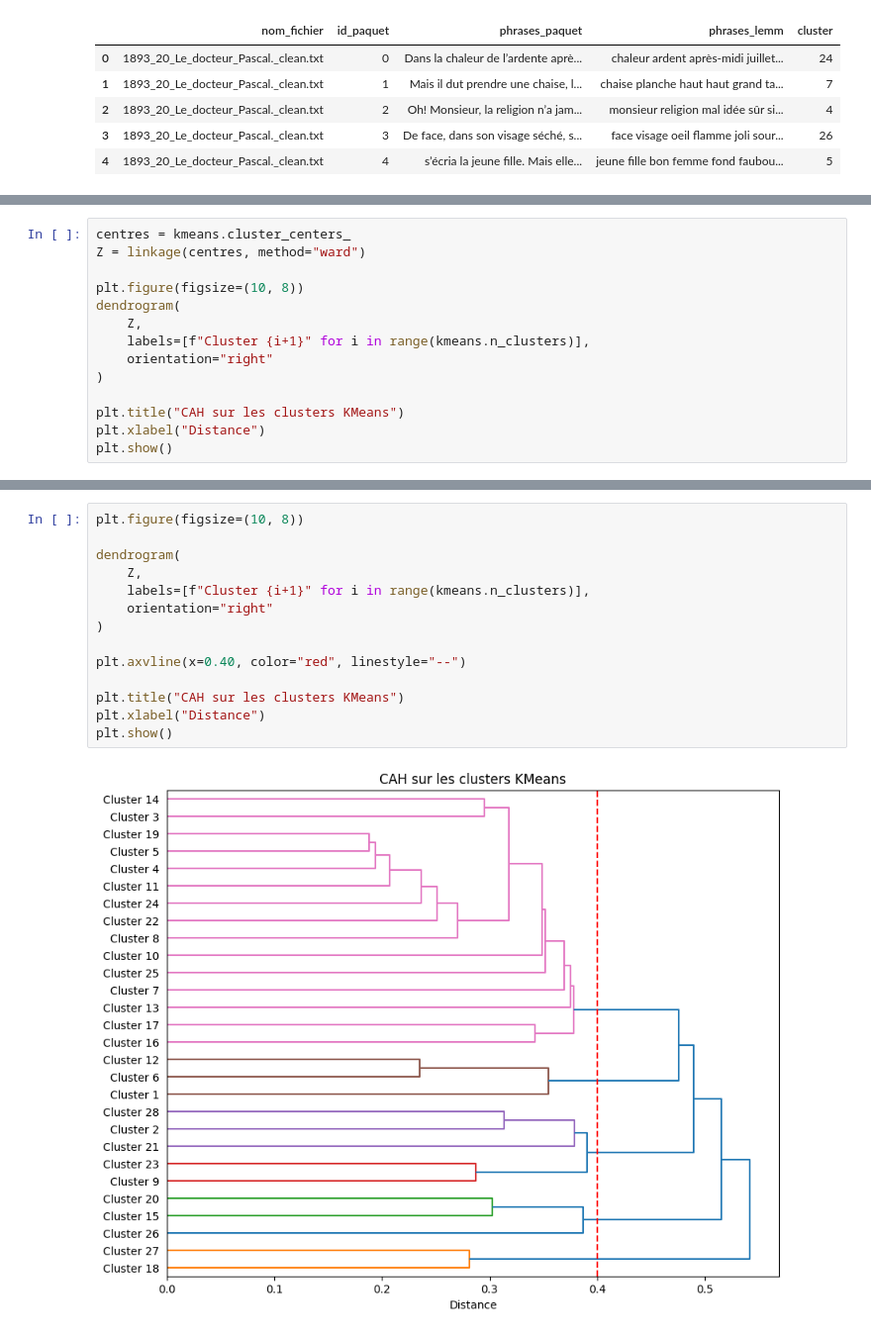
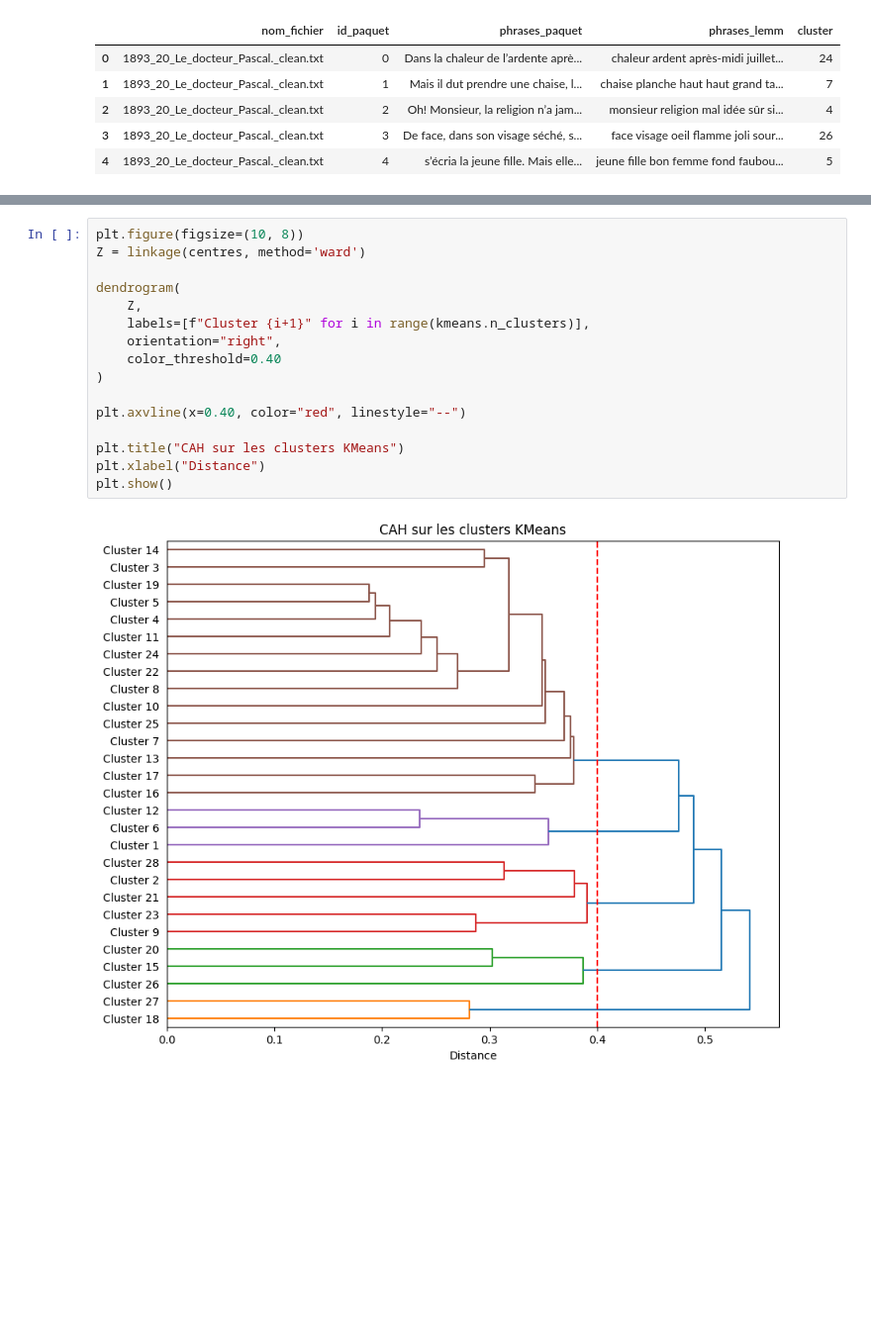
Before and after one commit to MorganRichard25/analyse_topic_zola, a Jupyter notebook: scr_paquet_phrases/Kmeans.ipynb, the cells around one changed output, grey strips where cells are left out. Shown at 99% size. Saved outputs shown, nothing was run; the diff lists cells and outputs as text; blank space fills up the shorter version.

Commit message:
ajout graph

```diff
--- a/scr_paquet_phrases/Kmeans.ipynb
+++ b/scr_paquet_phrases/Kmeans.ipynb
@@ -64,17 +68,3 @@ Cluster 25 : tableau | toile | peintre | peinture | œuvre | atelier | femme | a
 Cluster 26 : félicité | insurgé | ville | républicain | république | fusil | national | salon | granou | homme
 Cluster 27 : abbé | prêtre | monsieur | sous | jardin | homme | curé | préfecture | bon | jour
 Cluster 28 : école | instituteur | frère | père | vérité | modèle | petit | enfant | élève | église
-# %%
-centres = kmeans.cluster_centers_
-Z = linkage(centres, method="ward")
-
-plt.figure(figsize=(10, 8))
-dendrogram(
-    Z,
-    labels=[f"Cluster {i+1}" for i in range(kmeans.n_clusters)],
-    orientation="right"
-)
-
-plt.title("CAH sur les clusters KMeans")
-plt.xlabel("Distance")
-plt.show()
@@ -83,16 +71,18 @@ plt.show()
 # %%
 plt.figure(figsize=(10, 8))
+Z = linkage(centres, method='ward')
 
 dendrogram(
     Z,
     labels=[f"Cluster {i+1}" for i in range(kmeans.n_clusters)],
-    orientation="right"
+    orientation="right",
+    color_threshold=0.40
 )
 
 plt.axvline(x=0.40, color="red", linestyle="--")
 
 plt.title("CAH sur les clusters KMeans")
 plt.xlabel("Distance")
 plt.show()
 # %% [output]
-[figure, old version]
+[figure, new version]
```
Also changed, not shown: parts of 21 cells of this notebook, 2 other files.
